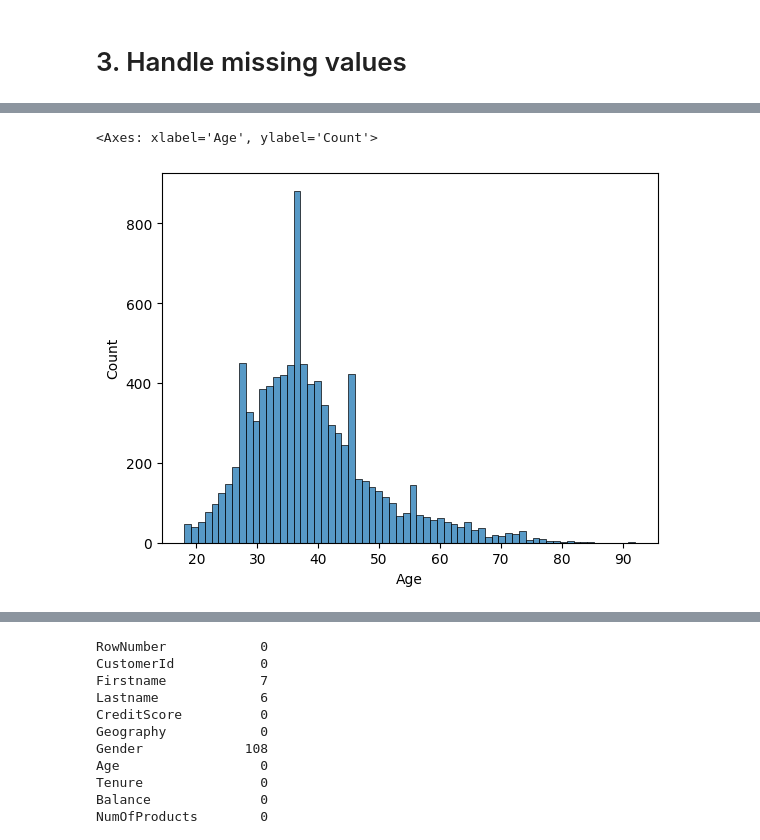
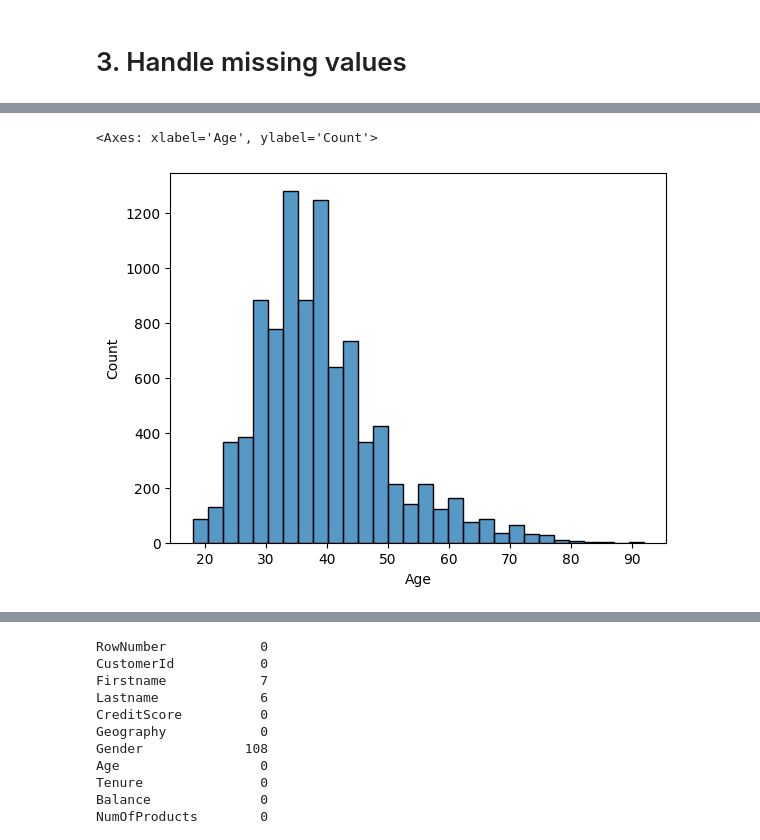
Before and after one commit to deaneeth/churn-modeling-missing-values, a Jupyter notebook: 0_handle_missing_values.ipynb, the cells around one changed output, grey strips where cells are left out. Saved outputs shown, nothing was run; the diff lists cells and outputs as text; code cells hidden in the pictures.

```diff
--- a/0_handle_missing_values.ipynb
+++ b/0_handle_missing_values.ipynb
@@ -127,8 +162,8 @@ Median | Age : 37.0
 # %%
-sns.histplot(df['Age'])
+sns.histplot(df['Age'], bins=30)
 # %% [output]
 <Axes: xlabel='Age', ylabel='Count'>
-[figure, old version]
+[figure, new version]
 # %%
 df_impute = df.copy()
 # %%
```
Also changed, not shown: parts of 13 cells of this notebook.
